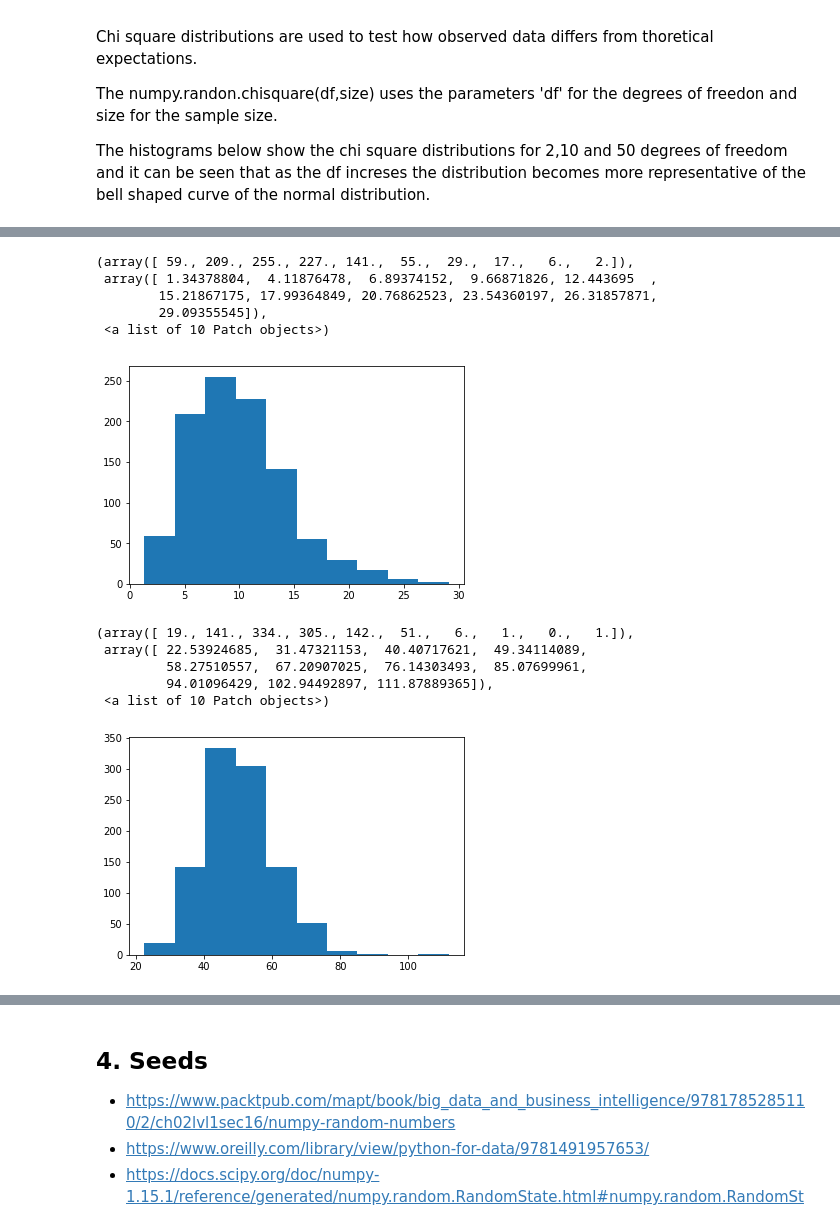
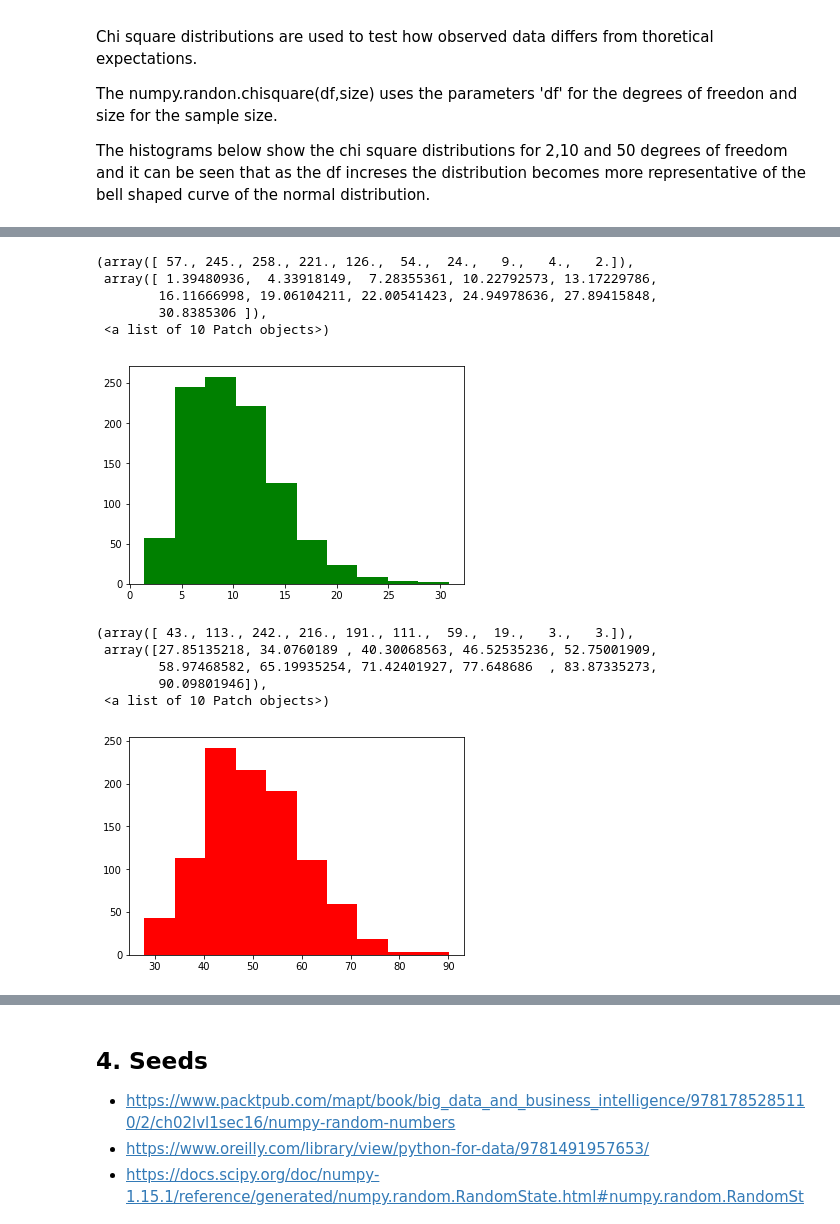
Before and after one commit to tommirrington/numpy-random, a Jupyter notebook: numpy-random.ipynb, the cells around one changed output, grey strips where cells are left out. Cells and saved outputs as stored; diff of their text form; code cells hidden in the pictures.

```diff
--- a/numpy-random.ipynb
+++ b/numpy-random.ipynb
@@ -170,22 +132,22 @@ plt.hist(x)
 # %%
 y = np.random.chisquare(10,1000)
 y
-plt.hist(y)
+plt.hist(y, color='g')
 # %% [output]
-(array([ 59., 209., 255., 227., 141.,  55.,  29.,  17.,   6.,   2.]),
- array([ 1.34378804,  4.11876478,  6.89374152,  9.66871826, 12.443695  ,
-        15.21867175, 17.99364849, 20.76862523, 23.54360197, 26.31857871,
-        29.09355545]),
+(array([ 57., 245., 258., 221., 126.,  54.,  24.,   9.,   4.,   2.]),
+ array([ 1.39480936,  4.33918149,  7.28355361, 10.22792573, 13.17229786,
+        16.11666998, 19.06104211, 22.00541423, 24.94978636, 27.89415848,
+        30.8385306 ]),
  <a list of 10 Patch objects>)
-[figure, old version]
+[figure, new version]
 # %%
 z = np.random.chisquare(50,1000)
 z
-plt.hist(z)
+plt.hist(z, color='r')
 # %% [output]
-(array([ 19., 141., 334., 305., 142.,  51.,   6.,   1.,   0.,   1.]),
- array([ 22.53924685,  31.47321153,  40.40717621,  49.34114089,
-         58.27510557,  67.20907025,  76.14303493,  85.07699961,
-         94.01096429, 102.94492897, 111.87889365]),
+(array([ 43., 113., 242., 216., 191., 111.,  59.,  19.,   3.,   3.]),
+ array([27.85135218, 34.0760189 , 40.30068563, 46.52535236, 52.75001909,
+        58.97468582, 65.19935254, 71.42401927, 77.648686  , 83.87335273,
+        90.09801946]),
  <a list of 10 Patch objects>)
-[figure, old version]
+[figure, new version]
```
Also changed, not shown: parts of 20 cells of this notebook.
